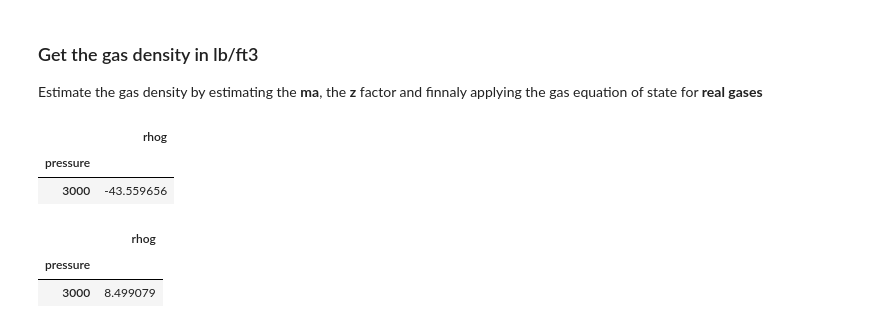
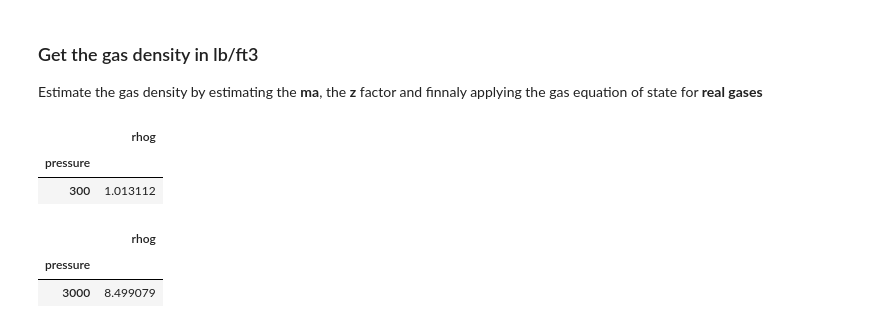
Before and after one commit to scuervo91/pvtpy, a Jupyter notebook: docs/examples/2-Fluids/2b_Gas.ipynb, the cells around one changed output. Saved outputs shown, nothing was run; the diff lists cells and outputs as text; code cells hidden in the pictures.

```diff
--- a/docs/examples/2-Fluids/2b_Gas.ipynb
+++ b/docs/examples/2-Fluids/2b_Gas.ipynb
@@ -102,11 +102,11 @@ chr.get_z(pressure=p_range, temperature=180)
 
 Estimate the gas density by estimating the **ma**, the **z** factor and finnaly applying the gas equation of state for **real gases**
 # %%
-chr.get_rhog(pressure=3000,temperature=180)
+chr.get_rhog(pressure=300,temperature=180)
 # %% [output]
 |  | rhog |
 | pressure |  |
-| 3000 | -43.559656 |
+| 300 | 1.013112 |
 # %%
 chr.get_rhog(pressure=3000,temperature=180, rhog_method='ideal_gas')
 # %% [output]
```
Also changed, not shown: parts of 3 cells of this notebook, 6 other files.
